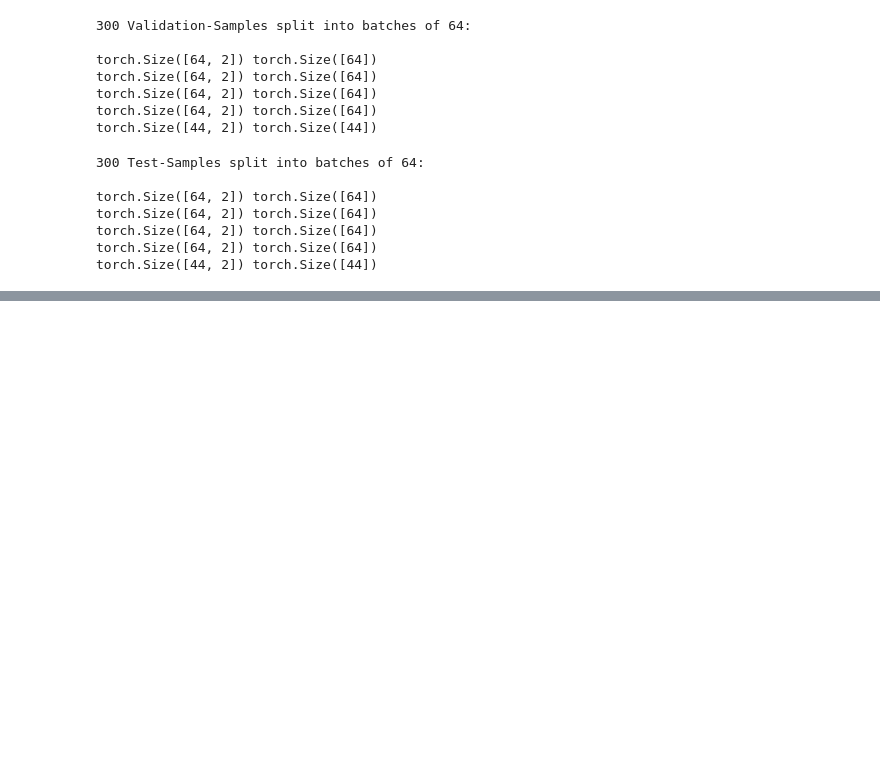
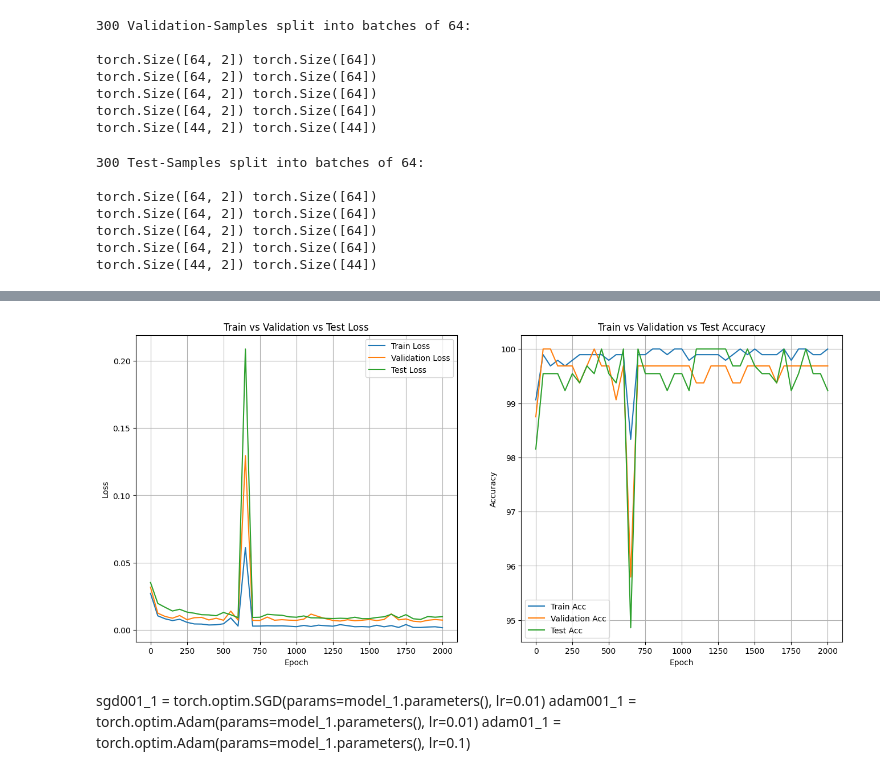
Before and after one commit to marcel1520/ML-course-train-val-test, a Jupyter notebook: training_nn_spiral_loop_function.ipynb, the cells around one changed output, grey strips where cells are left out. Cells and saved outputs as stored; diff of their text form; code cells hidden in the pictures; blank space fills up the shorter version.

```diff
--- a/training_nn_spiral_loop_function.ipynb
+++ b/training_nn_spiral_loop_function.ipynb
@@ -92,6 +92,12 @@ model_1_architecture = get_model_architecture(model_1)
 loss_fn_1 = nn.CrossEntropyLoss()
 optimizer_1 = torch.optim.SGD(params=model_1.parameters(),
                               lr=0.1)
+sgd001_1 = torch.optim.SGD(params=model_1.parameters(),
+                           lr=0.01)
+adam001_1 = torch.optim.Adam(params=model_1.parameters(),
+                            lr=0.01)
+adam01_1 = torch.optim.Adam(params=model_1.parameters(),
+                            lr=0.1)
 # %%
 def get_optimizer_info(optimizer):
     optimizer_name = optimizer.__class__.__name__
@@ -395 +409,23 @@ Epoch: 2000 | Loss: 0.028 | Acc: 98.854 | Val Loss: 0.028 | Val Acc: 99.375
+# %%
+def plot_graphs_3w(epochs__count, loss__values, val__loss_values, test__loss_values, acc__values, val__acc_values, test__acc_values):
+    fig = plt.figure(figsize=(16, 7))
+    plt.subplot(1, 2, 1)
+    plt.grid(True)
+    plt.title("Train vs Validation vs Test Loss")
+    plt.plot(epochs__count, np.array(torch.tensor(loss__values).numpy()), label="Train Loss")
+    plt.plot(epochs__count, np.array(torch.tensor(val__loss_values).numpy()), label="Validation Loss")
+    plt.plot(epochs__count, np.array(torch.tensor(test__loss_values).numpy()), label="Test Loss")
+    plt.xlabel("Epoch")
+    plt.ylabel("Loss")
+    plt.legend();
+    plt.subplot(1, 2, 2)
+    plt.grid(True)
+    plt.title("Train vs Validation vs Test Accuracy")
+    plt.plot(epochs__count, np.array(torch.tensor(acc__values).numpy()), label="Train Acc")
+    plt.plot(epochs__count, np.array(torch.tensor(val__acc_values).numpy()), label="Validation Acc")
+    plt.plot(epochs__count, np.array(torch.tensor(test__acc_values).numpy()), label="Test Acc")
+    plt.xlabel("Epoch")
+    plt.ylabel("Accuracy")
+    plt.legend();
+    return fig
 # %%
@@ -431,0 +468,2 @@ model_1_results = plot_result_3w(model_1, train_loader, val_loader, test_loader)
+# %%
+epochs_3w_12, loss_3w_12, val_loss_3w_12, test_loss_3w_12, acc_3w_12, val_acc_3w_12, test_acc_3w_12 = train_loop_3_way_split(model_1, loss_fn_1, accuracy_fn, adam001_1, train_loader, val_loader, test_loader)
@@ -431,0 +488,11 @@ model_1_results = plot_result_3w(model_1, train_loader, val_loader, test_loader)
+# %%
+model_1_3w_opt2_graphs = plot_graphs_3w(epochs_3w_12, loss_3w_12, val_loss_3w_12, test_loss_3w_12, acc_3w_12, val_acc_3w_12, test_acc_3w_12)
+# %% [output]
+[figure, added]
+# %% [markdown]
+sgd001_1 = torch.optim.SGD(params=model_1.parameters(),
+                           lr=0.01)
+adam001_1 = torch.optim.Adam(params=model_1.parameters(),
+                            lr=0.01)
+adam01_1 = torch.optim.Adam(params=model_1.parameters(),
+                            lr=0.1)
```
Also changed, not shown: parts of 10 cells of this notebook.
